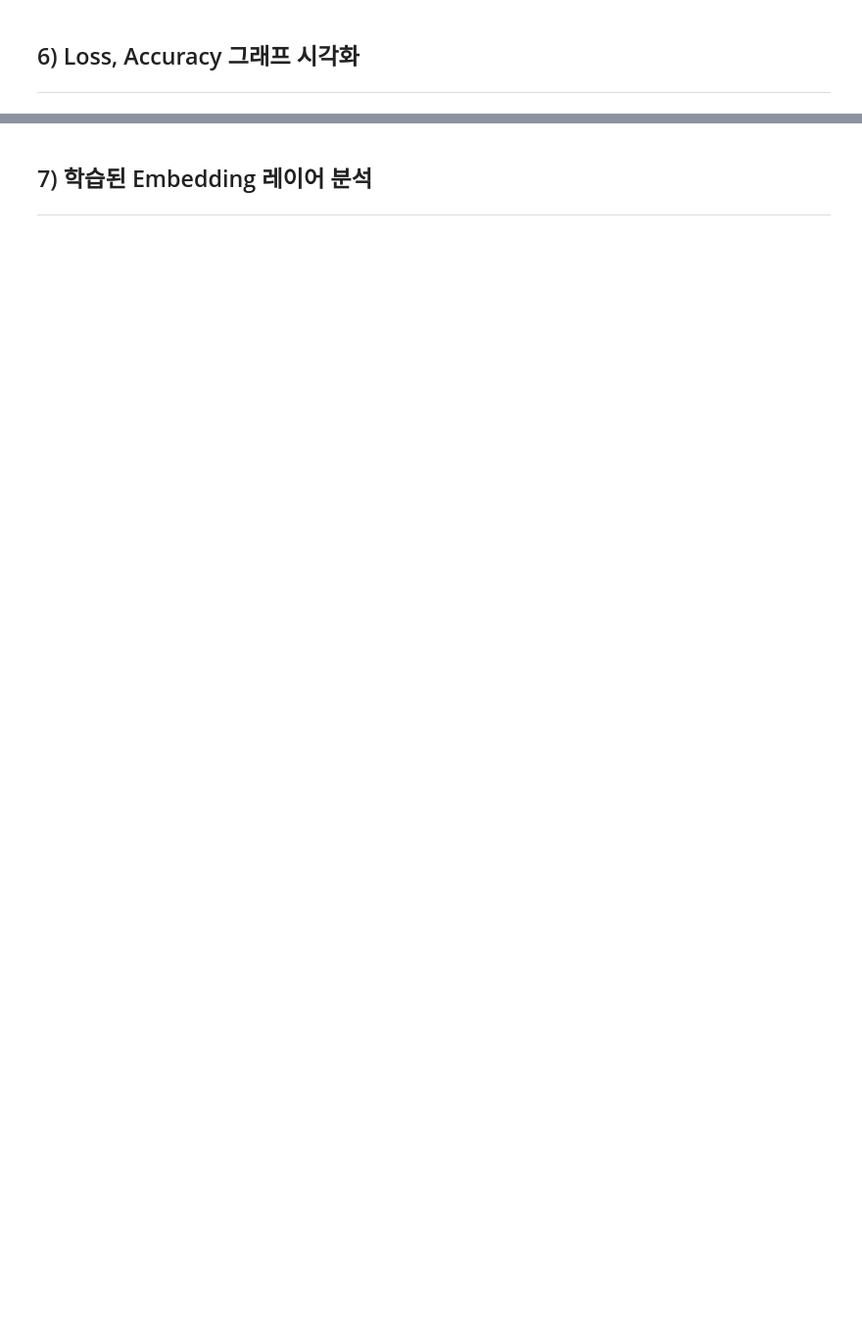
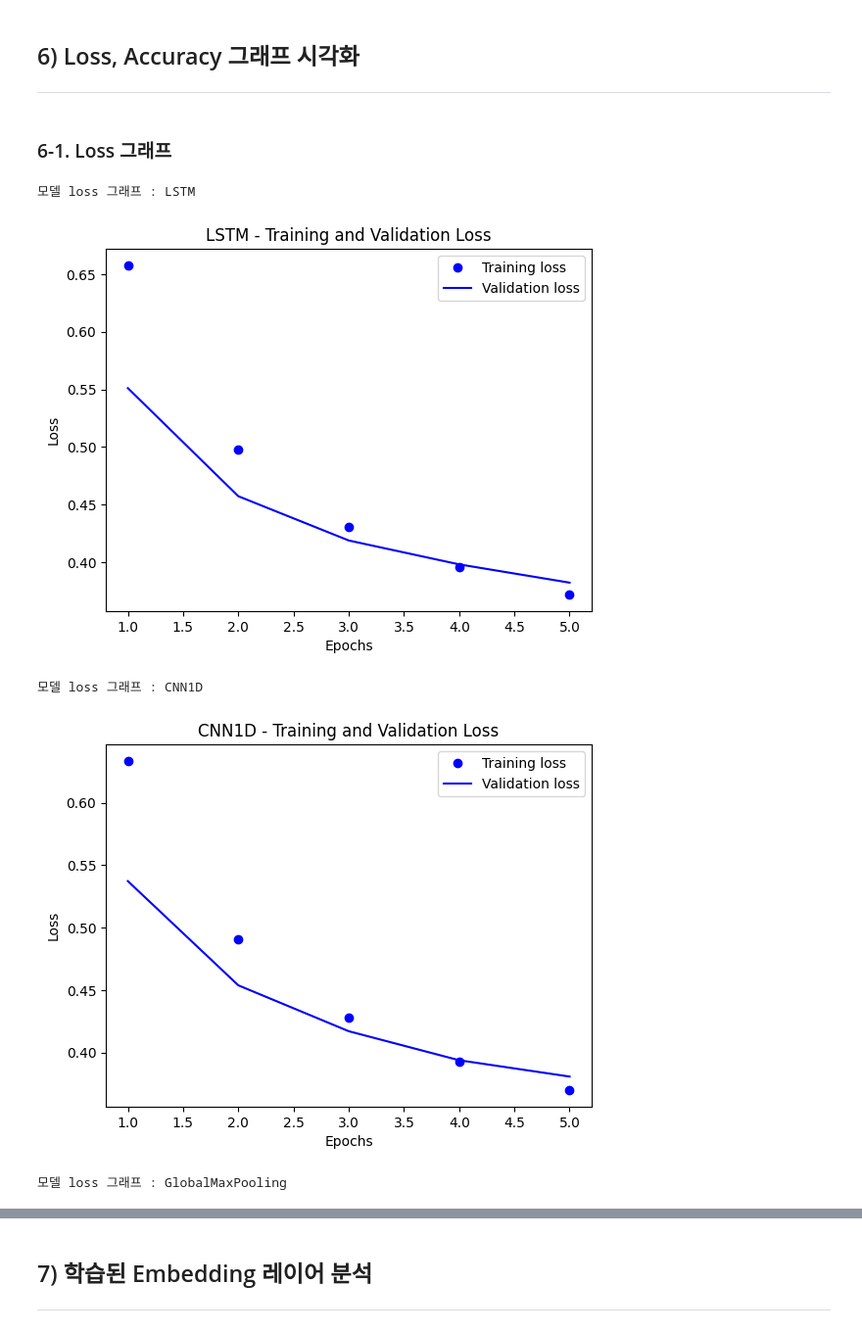
Before and after one commit to kcyoow/ERICA_X_MODULABS_CV_NLP, a Jupyter notebook: NLP/02_SentimentAnalysis_RNN/4 영화리뷰 텍스트 감성분석하기[프로젝트].ipynb, the cells around one changed output, grey strips where cells are left out. Shown at 98% size. Drawn from its saved outputs; the diff is of its cells as text; code cells hidden in the pictures; blank space fills up the shorter version.

```diff
--- a/NLP/02_SentimentAnalysis_RNN/4 영화리뷰 텍스트 감성분석하기[프로젝트].ipynb
+++ b/NLP/02_SentimentAnalysis_RNN/4 영화리뷰 텍스트 감성분석하기[프로젝트].ipynb
@@ -246,0 +415,25 @@ def get_decoded_sentences(encoded_sentences, index_to_word):
+# %%
+names = []
+test_accs = []
+val_acc_list = []
+# %%
+import torch.optim as optim
+import torch.nn.functional as F
+from torch.utils.data import DataLoader, TensorDataset
+import matplotlib.pyplot as plt
+
+partial_x_train_tensor = torch.tensor(partial_x_train, dtype=torch.long)
+partial_y_train_tensor = torch.tensor(partial_y_train, dtype=torch.float)
+
+x_val_tensor = torch.tensor(x_val, dtype=torch.long)
+y_val_tensor = torch.tensor(y_val, dtype=torch.float)
+
+train_dataset = TensorDataset(partial_x_train_tensor, partial_y_train_tensor)
+val_dataset = TensorDataset(x_val_tensor, y_val_tensor)
+
+train_loader = DataLoader(train_dataset, batch_size=512, shuffle=True)
+val_loader = DataLoader(val_dataset, batch_size=512, shuffle=False)
+
+y_test_tensor = torch.tensor(y_test, dtype=torch.float)
+test_dataset = TensorDataset(x_test_tensor, y_test_tensor)
+test_loader = DataLoader(test_dataset, batch_size=512, shuffle=False)
@@ -246,0 +544,6 @@ def get_decoded_sentences(encoded_sentences, index_to_word):
+# %%
+trainers = [ModelTrainer(lstm), ModelTrainer(cnn), ModelTrainer(global_max_pooling)]
+epochs = 5
+for trainer in trainers:
+    print("모델 학습 : " + trainer.name)
+    trainer.train(epochs)
@@ -246,0 +571,4 @@ def get_decoded_sentences(encoded_sentences, index_to_word):
+# %%
+for trainer in trainers:
+    print("모델 평가 : " + trainer.name)
+    trainer.test()
@@ -247,3 +582,15 @@ def get_decoded_sentences(encoded_sentences, index_to_word):
 # %% [markdown]
 ## 6) Loss, Accuracy 그래프 시각화
 ---
+# %% [markdown]
+### 6-1. Loss 그래프
+# %%
+for trainer in trainers:
+    print("모델 loss 그래프 : " + trainer.name)
+    trainer.loss_graph(epochs)
+# %% [output]
+모델 loss 그래프 : LSTM
+[figure, added]
+모델 loss 그래프 : CNN1D
+[figure, added]
+모델 loss 그래프 : GlobalMaxPooling
```
Also changed, not shown: parts of 47 cells of this notebook.
